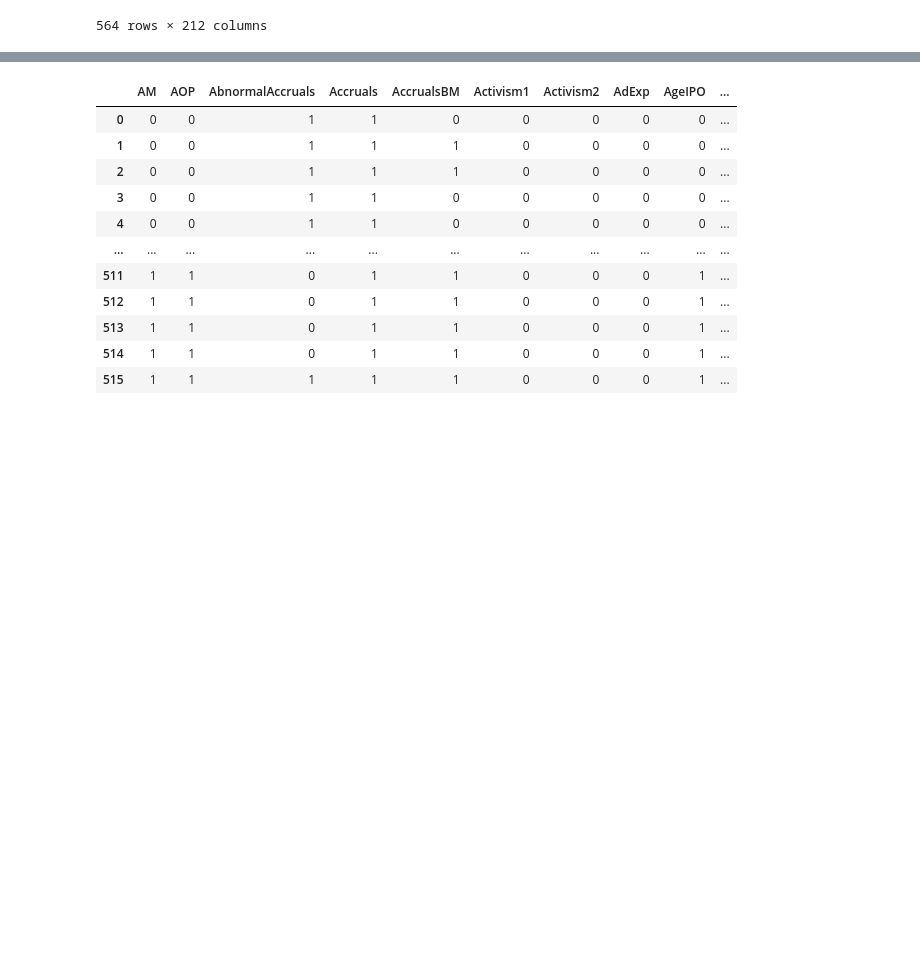
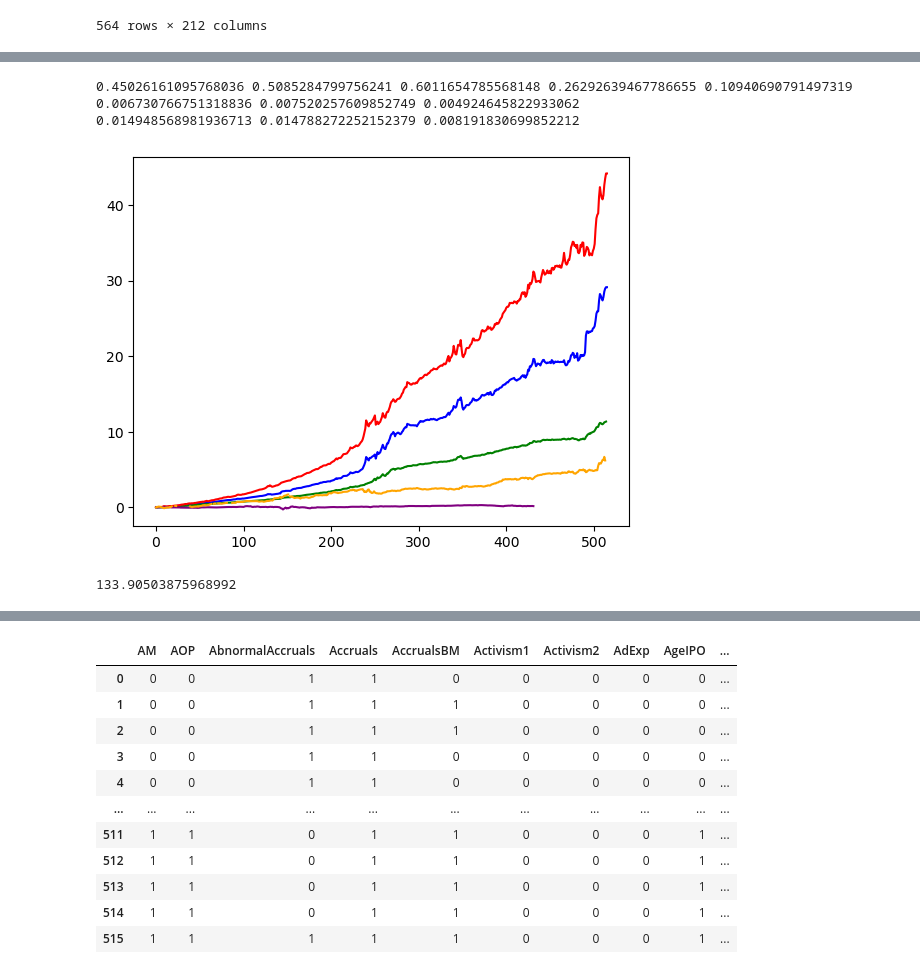
Before and after one commit to Raymondli073/Factor_timing, a Jupyter notebook: factor_timing_strat.ipynb, the cells around one changed output, grey strips where cells are left out. Cells and saved outputs as stored; diff of their text form; code cells hidden in the pictures; blank space fills up the shorter version.

```diff
--- a/factor_timing_strat.ipynb
+++ b/factor_timing_strat.ipynb
@@ -120,0 +129,4 @@ df_cum0
+# %%
+log_ret = np.log(1+df0/100)
+mom = log_ret.rolling(11,min_periods=11).sum().shift(1).dropna(how='all')
+mom
@@ -120,0 +147,11 @@ df_cum0
+# %%
+df_signalMOM = pd.DataFrame(0,index=np.arange(516),columns=df_ret.columns)
+for i in range(mom.shape[0]):
+    mom_series = mom.iloc[i,:]
+    for j in range(mom.shape[1]):
+        mom_ret = mom_series.iloc[j]
+        if mom_ret > 0:
+            df_signalMOM.iloc[i,j] = 1
+
+
+df_signalMOM
@@ -120,0 +236,42 @@ df_cum0
+# %%
+# df_ret = df_ret.reset_index().drop(columns=['index'])
+mom_port_ret = ((df_ret.shift(-1)*df_signalMOM).sum(axis=1)/df_signalMOM.sum(axis=1))/100
+mom_port_ret_mean = mom_port_ret.mean()
+mom_port_ret_std = mom_port_ret.std()
+sp_mom = mom_port_ret_mean/mom_port_ret_std
+((1+mom_port_ret).cumprod()-1).plot(color='blue')
+
+ew_port_ret = df_ret.shift(-1).mean(axis=1)/100
+ew_port_ret_mean = ew_port_ret.mean()
+ew_port_ret_std = ew_port_ret.std()
+sp_ew = ew_port_ret_mean/ew_port_ret_std
+((1+df_ret.shift(-1).mean(axis=1)/100).cumprod()-1).plot(color='green')
+
+bubble_port_ret = ((df_ret.shift(-1)*df_signalBUBBLE).sum(axis=1)/df_signalBUBBLE.sum(axis=1))/100
+bubble_port_ret_mean = bubble_port_ret.mean()
+bubble_port_ret_std = bubble_port_ret.std()
+sp_bubble = bubble_port_ret_mean/bubble_port_ret_std
+((1+((df_ret.shift(-1)*df_signalBUBBLE).sum(axis=1)/df_signalBUBBLE.sum(axis=1))/100).cumprod()-1).plot(color='red')
+
+((1+mom_port_ret_neg).cumprod()-1).plot(color='purple')
+((1+bubble_port_ret_neg).cumprod()-1).plot(color='orange')
+
+mom_LS_ret = mom_port_ret-mom_port_ret_neg
+sp_mom_LS = mom_LS_ret.mean()/mom_LS_ret.std()
+
+bubble_LS_ret = bubble_port_ret-bubble_port_ret_neg
+sp_bubble_LS = bubble_LS_ret.mean()/bubble_LS_ret.std()
+
+print(sp_mom,sp_bubble,sp_ew,sp_mom_LS,sp_bubble_LS)
+print(mom_port_ret_mean,bubble_port_ret_mean,ew_port_ret_mean)
+print(mom_port_ret_std,bubble_port_ret_std,ew_port_ret_std)
+# %% [output]
+0.45026161095768036 0.5085284799756241 0.6011654785568148 0.26292639467786655 0.10940690791497319
+0.006730766751318836 0.007520257609852749 0.004924645822933062
+0.014948568981936713 0.014788272252152379 0.008191830699852212
+[figure, added]
+# %%
+df_signalMOM.sum(axis=1).mean()
+# df_signalBUBBLE.sum(axis=1).mean()
+# %% [output]
+133.90503875968992
```
Also changed, not shown: parts of 12 cells of this notebook.
